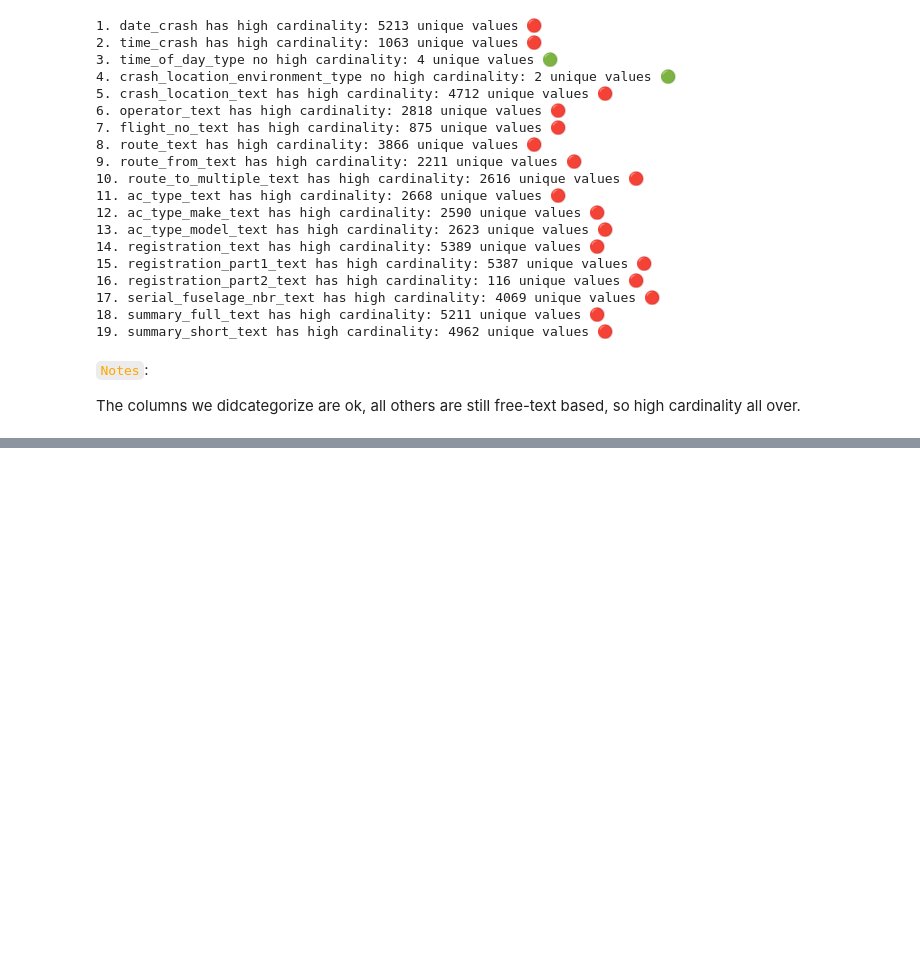
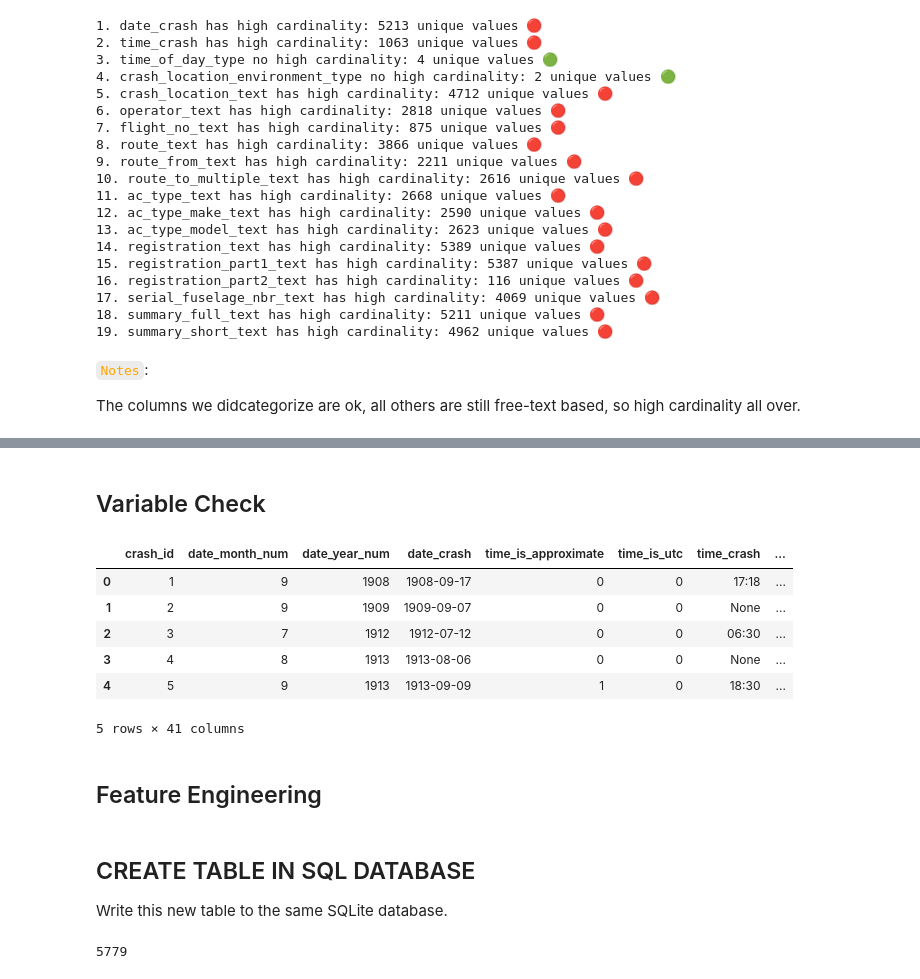
Before and after one commit to RakellM/Project-Plane_Crashes_Analysis-2026, a Jupyter notebook: notebooks/02-Data_Profiling_cleaned.ipynb, the cells around one changed output, grey strips where cells are left out. Saved outputs shown, nothing was run; the diff lists cells and outputs as text; code cells hidden in the pictures; blank space fills up the shorter version.

```diff
--- a/notebooks/02-Data_Profiling_cleaned.ipynb
+++ b/notebooks/02-Data_Profiling_cleaned.ipynb
@@ -571,0 +619,23 @@ display(profile.round(2))
+# %% [markdown]
+## Variable Check
+# %%
+# Aboard
+df['aboard_total_calc'] = df['aboard_passengers_count'] + df['aboard_crew_count']
+df['aboard_total_check'] = df['aboard_total_count'] == df['aboard_total_calc']
+
+# Fatality
+df['fatalities_total_calc'] = df['fatalities_passengers_count'] + df['fatalities_crew_count']
+df['fatalities_total_check'] = df['fatalities_total_count'] == df['fatalities_total_calc']
+
+
+df.head()
+# %% [output]
+|  | crash_id | date_month_num | date_year_num | date_crash | time_is_approximate | time_is_utc | time_crash | ... |
+| 0 | 1 | 9 | 1908 | 1908-09-17 | 0 | 0 | 17:18 | ... |
+| 1 | 2 | 9 | 1909 | 1909-09-07 | 0 | 0 | None | ... |
+| 2 | 3 | 7 | 1912 | 1912-07-12 | 0 | 0 | 06:30 | ... |
+| 3 | 4 | 8 | 1913 | 1913-08-06 | 0 | 0 | None | ... |
+| 4 | 5 | 9 | 1913 | 1913-09-09 | 1 | 0 | 18:30 | ... |
+5 rows × 41 columns
+# %% [markdown]
+## Feature Engineering
@@ -571,0 +644,13 @@ display(profile.round(2))
+# %% [markdown]
+## CREATE TABLE IN SQL DATABASE
+
+Write this new table to the same SQLite database.
+# %%
+df.to_sql(
+    name='plane_crashes_analytics',
+    con=engine,
+    if_exists='replace',             # 'replace' overwrites, 'append' adds rows
+    index=False
+)
+# %% [output]
+5779
```
Also changed, not shown: parts of 14 cells of this notebook, 3 other files.
